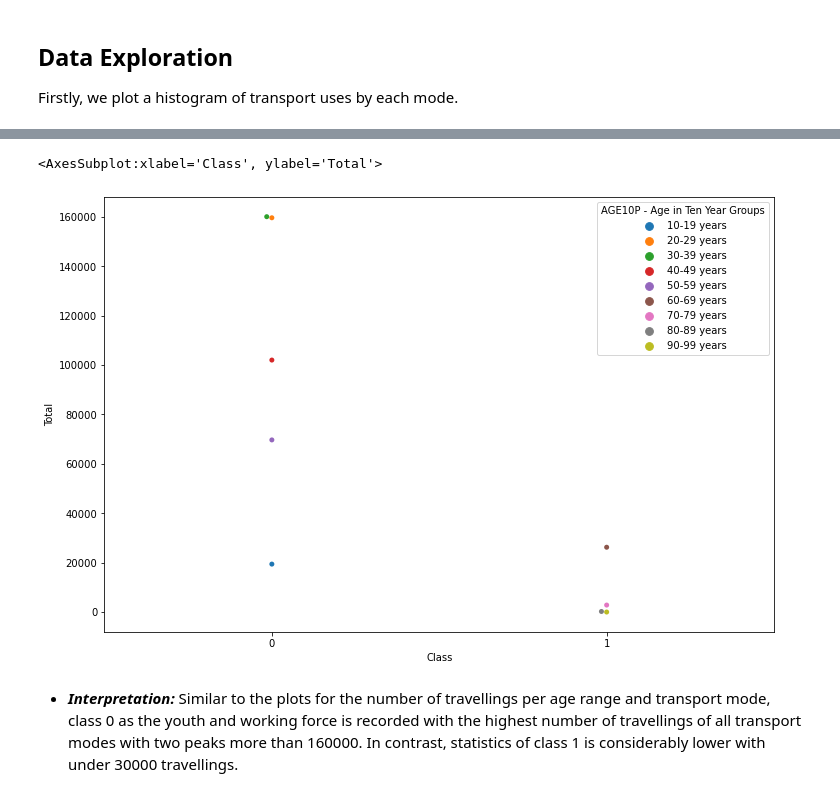
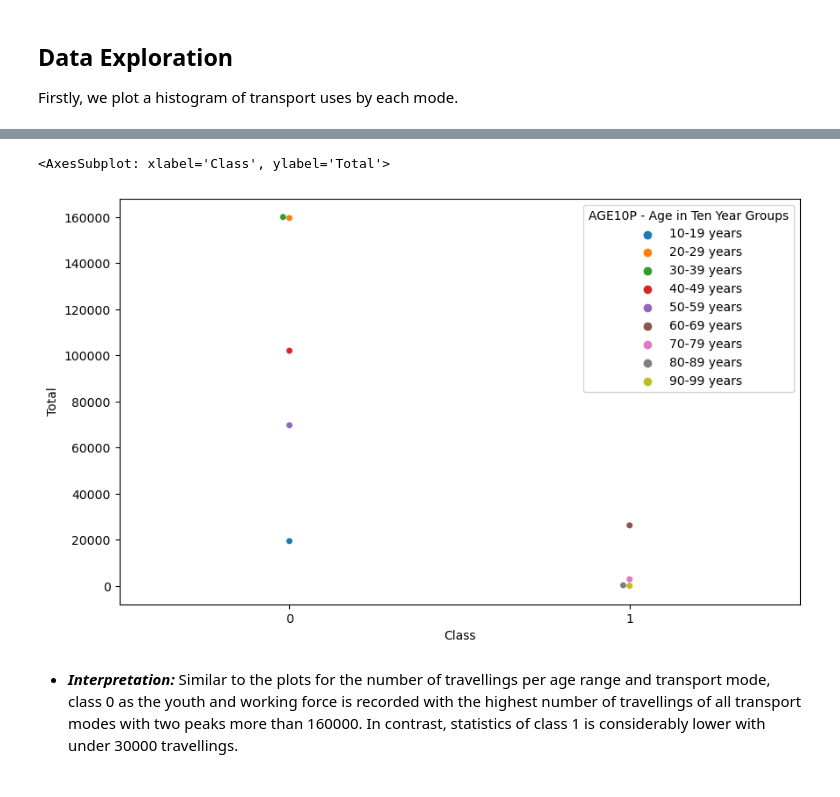
Before and after one commit to ethanaire/Analyzing-NSW-Public-Transports-with-Opal-Cards, a Jupyter notebook: Transport Usage by Age.ipynb, the cells around one changed output, grey strips where cells are left out. Saved outputs shown, nothing was run; the diff lists cells and outputs as text; code cells hidden in the pictures.

```diff
--- a/Transport Usage by Age.ipynb
+++ b/Transport Usage by Age.ipynb
@@ -230,6 +209,0 @@ We also will plot to see the uses of each transport mode in percentage for each
-# %%
-df_age["TRAIN"] = (df_age.Train*100)/df_age.Total
-df_age["BUS"] = (df_age.Bus*100)/df_age.Total
-df_age["FERRY"] = (df_age.Ferry*100)/df_age.Total
-df_age["TRAM"] = (df_age.Tram*100)/df_age.Total
-df_age.head(2)
@@ -240,0 +286,7 @@ df_age.head(2)
+# %%
+# Transform the data to percentage
+transport_modes = ["Train", "Bus", "Ferry", "Tram"]
+df_age[transport_modes] = df_age[transport_modes].div(df_age["Total"], axis=0) * 100
+df_age.fillna(0, inplace=True)  # Replace NaN values if any division by zero occurred
+# View the updated dataframe
+df_age
@@ -252,9 +326,9 @@ Now we plot to see how the number of travellings of each age class varies. (Note
 # %%
-plt.figure(figsize=(12,8))
+plt.figure(figsize=(10,6))
 sns.swarmplot(x='Class', y='Total', data= df_age, hue= df_age.index)
 # %% [output]
-<AxesSubplot:xlabel='Class', ylabel='Total'>
+<AxesSubplot: xlabel='Class', ylabel='Total'>
-[figure, old version]
+[figure, new version]
 # %% [markdown]
 * ***Interpretation:*** Similar to the plots for the number of travellings per age range and transport mode, class 0 as the youth and working force is recorded with the highest number of travellings of all transport modes with two peaks more than 160000. In contrast, statistics of class 1 is considerably lower with under 30000 travellings.
 # %% [markdown]
```
Also changed, not shown: parts of 17 cells of this notebook.
